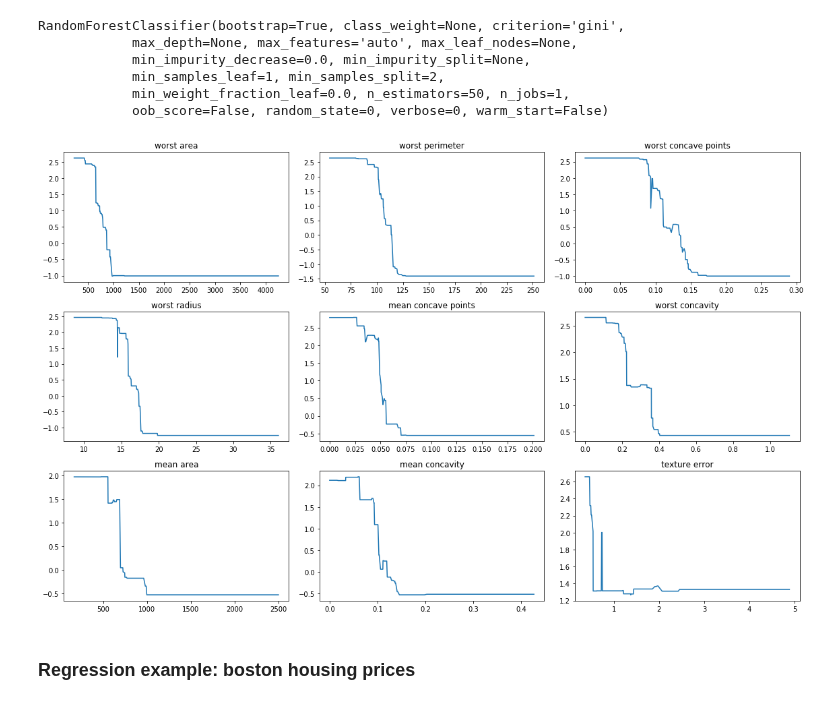
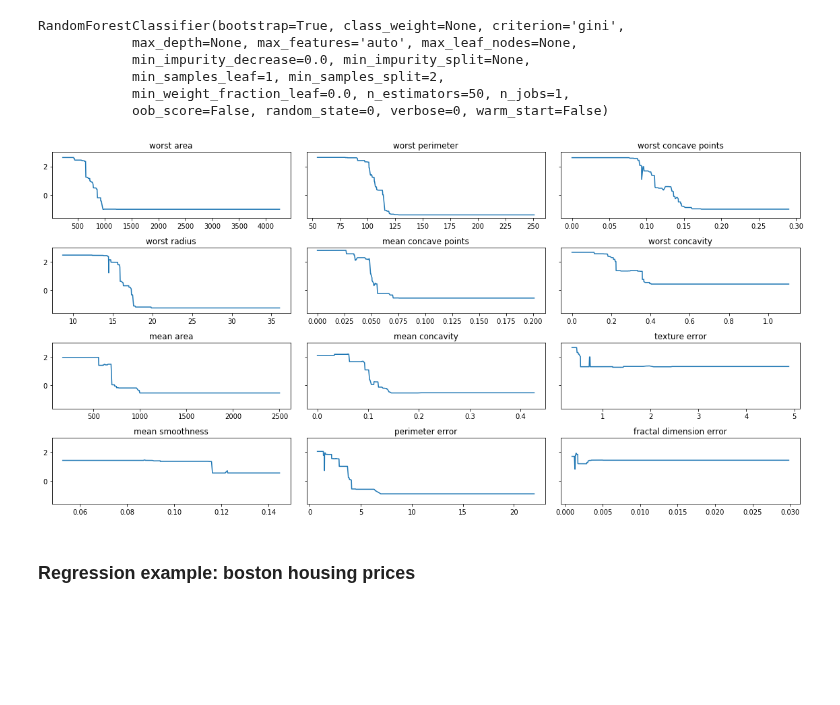
Before and after one commit to wmarshall484/DSI_LECTURES_2, a Jupyter notebook: random-forest/moses_marsh/random_forests.ipynb, the cells around one changed output. Cells and saved outputs as stored; diff of their text form; code cells hidden in the pictures; blank space fills up the shorter version.

Commit message:
cleaned up moses random forest code

```diff
--- a/random-forest/moses_marsh/random_forests.ipynb
+++ b/random-forest/moses_marsh/random_forests.ipynb
@@ -749,0 +747,6 @@ for i in range(X.shape[1]):
+# %%
+# My random forest implementation only takes numpy arrays,
+# not pandas dataframes. Sorry!
+
+myrf = MyRandomForestClassifier(n_trees=1000)
+myrf.fit(X_train, y_train)
@@ -750,6 +762,8 @@ for i in range(X.shape[1]):
 # %%
-importance_series = pd.Series(data=feat_importance, index=feature_names)
+my_feat_importance = my_oob_permutation_importance(myrf, X_train, y_train)
+
+importance_series = pd.Series(data=my_feat_importance, index=feature_names)
 ax = importance_series.sort_values().plot(kind='barh', figsize=(10,8))
 ax.set_title('Average Permutation Importance')
-ax.set_xlabel('Average decrease in OOB accuracy after shuffling');
+ax.set_xlabel('Average decrease in OOB score (accuracy) after shuffling');
 # %% [output]
@@ -765,7 +770,0 @@ myrf.fit(X, y)
-# %%
-my_feat_importance = my_oob_permutation_importance(myrf, X, y)
-
-importance_series = pd.Series(data=my_feat_importance, index=feature_names)
-ax = importance_series.sort_values().plot(kind='barh', figsize=(10,8))
-ax.set_title('Average Permutation Importance')
-ax.set_xlabel('Average decrease in OOB score after shuffling');
@@ -824,29 +816,15 @@ def replace_column(X, feature_index, value):
-# %%
-def partial_dependence(model, X, feature_index, classification=True):
-    x_values = np.unique(X[:,feature_index])
-    pdp = np.zeros(x_values.shape)
-    for i, value in enumerate(x_values):
-        X_new = replace_column(X, feature_index, value)
-        if classification:
-            y_pred_prob = model.predict_proba(X_new)[:,1]
-            y_pred_prob = np.clip(y_pred_prob, 0.001, 0.999)
-            y_pred = np.log(y_pred_prob / (1 - y_pred_prob))
-        else:
-            y_pred = model.predict(X_new)
-        pdp[i] = y_pred.mean()
-    return (x_values, pdp)
 # %%
-feature_indices = [23, 22, 27, 20, 7, 26, 3, 6, 11]
+feature_indices = [23, 22, 27, 20, 7, 26, 3, 6, 11, 4, 12, 19]
 
-fig, axes = plt.subplots(3,3, figsize=(16,10))
+fig, axes = plt.subplots(4,3, figsize=(16,8), sharey=True, )
 
 for ax, feat_ind in zip(axes.flatten(), feature_indices):
     xx, pdp = partial_dependence(model, X_train, feat_ind)
     ax.plot(xx, pdp)
     ax.set_title(feature_names[feat_ind])
 plt.tight_layout()
 # %% [output]
-[figure, old version]
+[figure, new version]
 # %% [markdown]
 ### Regression example: boston housing prices
 # %%
```
Also changed, not shown: parts of 34 cells of this notebook, 1 other file.
